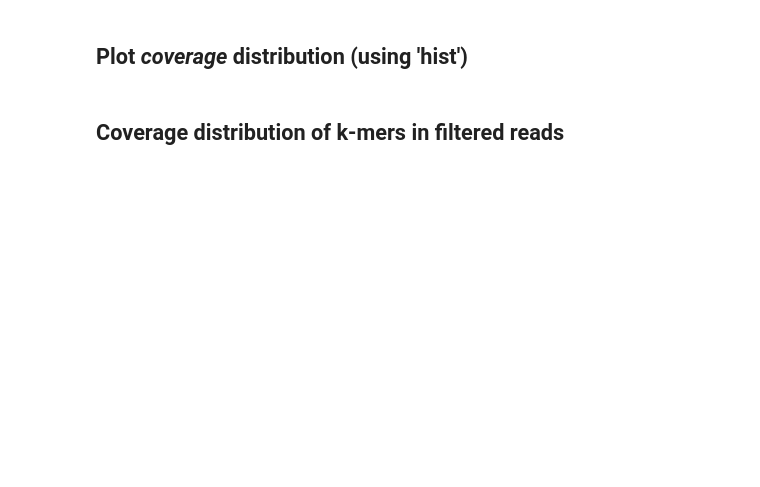
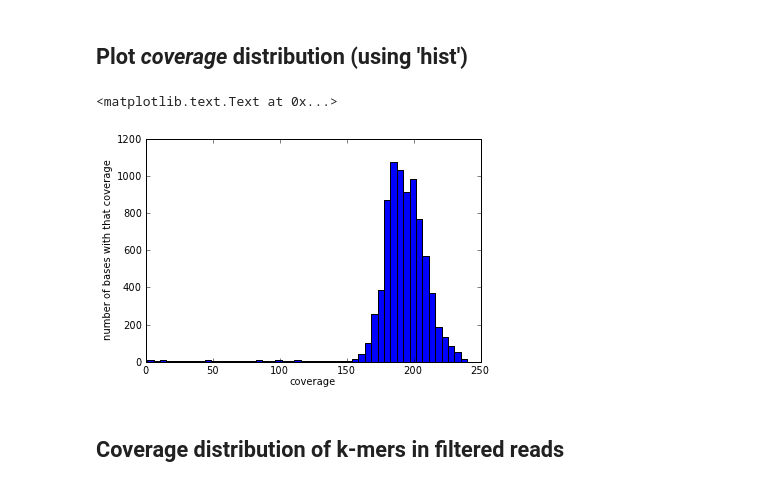
Before and after one commit to PhilWa/ngs-notebooks, a Jupyter notebook: ngs-44-kmer-distributions.ipynb, the cells around one changed output. Drawn from its saved outputs; the diff is of its cells as text; code cells hidden in the pictures; blank space fills up the shorter version.

```diff
--- a/ngs-44-kmer-distributions.ipynb
+++ b/ngs-44-kmer-distributions.ipynb
@@ -103,7 +169,10 @@ plot(x, y)xlabel('posn in genome')ylabel('coverage of that position')
 # %% [markdown]
 ## Plot *coverage* distribution (using 'hist')
 # %%
-hist(genome_pos.values(), bins=100)xlabel('coverage')ylabel('number of bases with that coverage')
+map_y, map_x = hist(genome_pos.values(), bins=50)[0:2]xlabel('coverage')ylabel('number of bases with that coverage')
+# %% [output]
+<matplotlib.text.Text at 0x...>
+[figure, added]
 # %% [markdown]
 ## Coverage distribution of k-mers in filtered reads
 # %%
```
Also changed, not shown: parts of 49 cells of this notebook, 2 other files.
